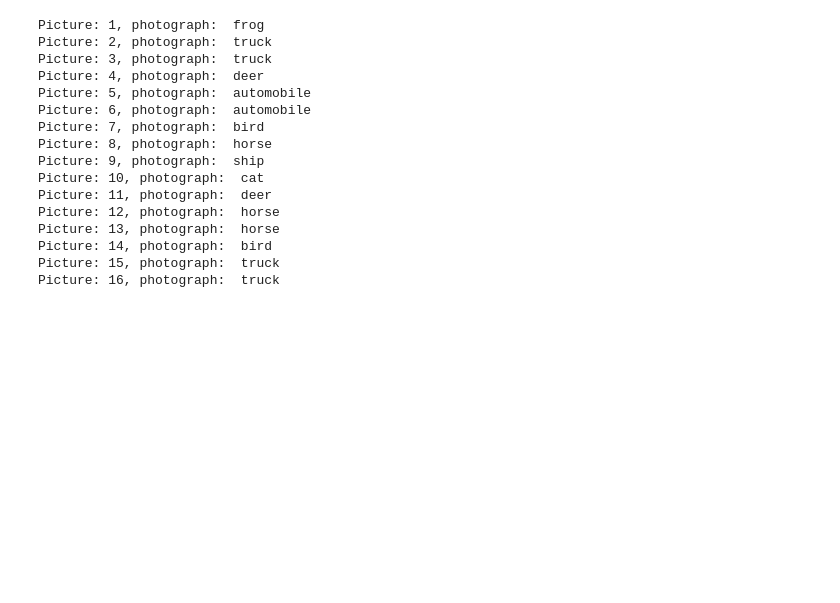
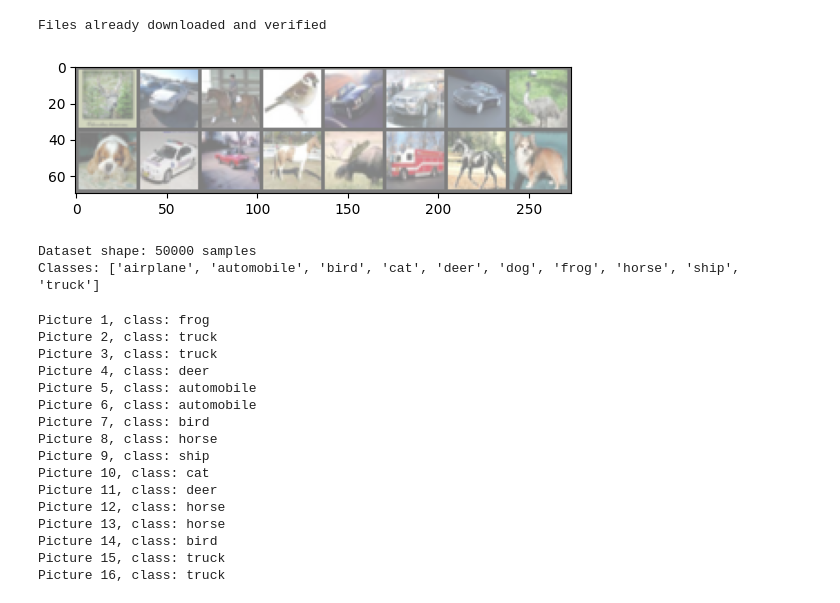
Before and after one commit to Sara-Esm/CIFAR10-Dataset-PyTorch, a Jupyter notebook: CIFAR10_Dataset_PyTorch.ipynb, the cells around one changed output. Cells and saved outputs as stored; diff of their text form; code cells hidden in the pictures; blank space fills up the shorter version.

```diff
--- a/CIFAR10_Dataset_PyTorch.ipynb
+++ b/CIFAR10_Dataset_PyTorch.ipynb
@@ -46,22 +12,53 @@ print(train_data.class_to_idx)
+# %%
+# Download and load the CIFAR-10 training dataset
+train_data = CIFAR10(root="./train/", train=True, transform=ToTensor(), download=True)
+# %% [output]
+Files already downloaded and verified
+# %%
+# Create a DataLoader to iterate over the dataset
+train_loader = DataLoader(train_data, batch_size=16, shuffle=True)
+# %%
+# Function to show an image
+def show_image(img):
+    img = img / 2 + 0.5  # unnormalize
+    npimg = img.numpy()
+    plt.imshow(np.transpose(npimg, (1, 2, 0)))
+    plt.show()
+# %%
+# Display the first 16 images
+dataiter = iter(train_loader)
+images, labels = next(dataiter)  # Use next(iter(...)) to get the next batch
+# %%
+# Plot the images
+show_image(torchvision.utils.make_grid(images))
+# %% [output]
+[figure, added]
+# %%
+# Print dataset shape and classes
+print(f"Dataset shape: {len(train_data)} samples")
+print(f"Classes: {train_data.classes}")
+# %% [output]
+Dataset shape: 50000 samples
+Classes: ['airplane', 'automobile', 'bird', 'cat', 'deer', 'dog', 'frog', 'horse', 'ship', 'truck']
 # %%
-#@title Check the class labels
+# Check class labels
 for i in range(16):
-  data, label = train_data[i]
-  print("Picture: "+str(i+1)+", photograph: ",train_data.classes[label])
+    data, label = train_data[i]
+    print(f"Picture {i+1}, class: {train_data.classes[label]}")
 # %% [output]
-Picture: 1, photograph:  frog
-Picture: 2, photograph:  truck
-Picture: 3, photograph:  truck
-Picture: 4, photograph:  deer
-Picture: 5, photograph:  automobile
-Picture: 6, photograph:  automobile
-Picture: 7, photograph:  bird
-Picture: 8, photograph:  horse
-Picture: 9, photograph:  ship
-Picture: 10, photograph:  cat
-Picture: 11, photograph:  deer
-Picture: 12, photograph:  horse
-Picture: 13, photograph:  horse
-Picture: 14, photograph:  bird
-Picture: 15, photograph:  truck
-Picture: 16, photograph:  truck
+Picture 1, class: frog
+Picture 2, class: truck
+Picture 3, class: truck
+Picture 4, class: deer
+Picture 5, class: automobile
+Picture 6, class: automobile
+Picture 7, class: bird
+Picture 8, class: horse
+Picture 9, class: ship
+Picture 10, class: cat
+Picture 11, class: deer
+Picture 12, class: horse
+Picture 13, class: horse
+Picture 14, class: bird
+Picture 15, class: truck
+Picture 16, class: truck
```
Also changed, not shown: parts of 5 cells of this notebook.
